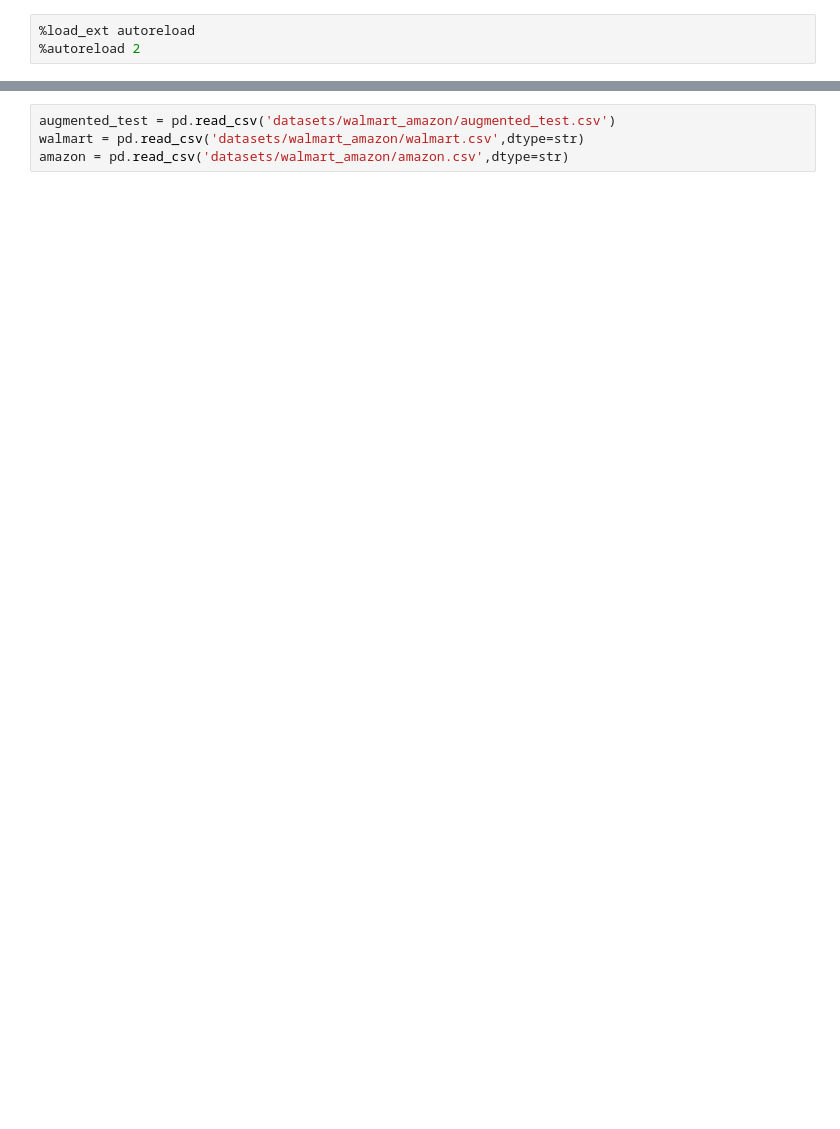
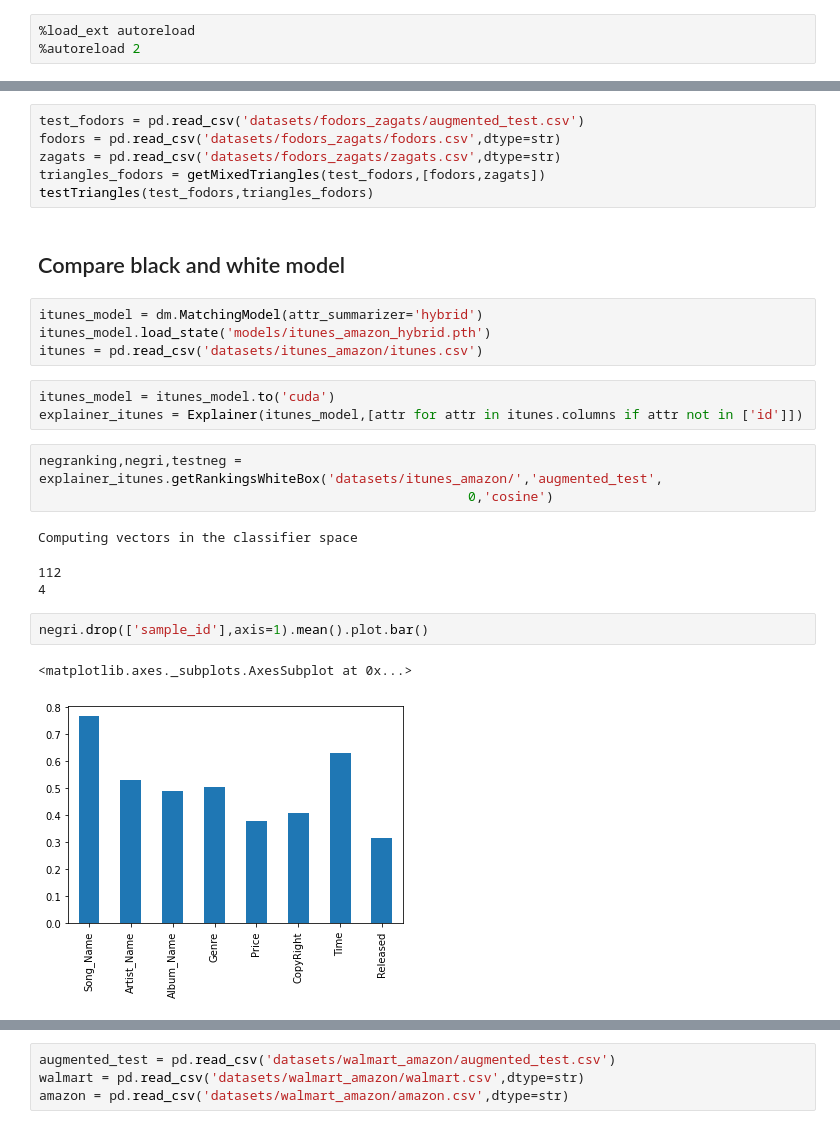
Before and after one commit to vincenzomartello/DeepER, a Jupyter notebook: Untitled.ipynb, the cells around one changed output, grey strips where cells are left out. Saved outputs shown, nothing was run; the diff lists cells and outputs as text; blank space fills up the shorter version.

```diff
--- a/Untitled.ipynb
+++ b/Untitled.ipynb
@@ -35,0 +125,27 @@ ________________________________________________________________________________
+# %%
+test_fodors = pd.read_csv('datasets/fodors_zagats/augmented_test.csv')
+fodors = pd.read_csv('datasets/fodors_zagats/fodors.csv',dtype=str)
+zagats = pd.read_csv('datasets/fodors_zagats/zagats.csv',dtype=str)
+triangles_fodors = getMixedTriangles(test_fodors,[fodors,zagats])
+testTriangles(test_fodors,triangles_fodors)
+# %% [markdown]
+## Compare black and white model
+# %%
+itunes_model = dm.MatchingModel(attr_summarizer='hybrid')
+itunes_model.load_state('models/itunes_amazon_hybrid.pth')
+itunes = pd.read_csv('datasets/itunes_amazon/itunes.csv')
+# %%
+itunes_model = itunes_model.to('cuda')
+explainer_itunes = Explainer(itunes_model,[attr for attr in itunes.columns if attr not in ['id']])
+# %%
+negranking,negri,testneg = explainer_itunes.getRankingsWhiteBox('datasets/itunes_amazon/','augmented_test',
+                                                       0,'cosine')
+# %% [output]
+Computing vectors in the classifier space
+112
+4
+# %%
+negri.drop(['sample_id'],axis=1).mean().plot.bar()
+# %% [output]
+<matplotlib.axes._subplots.AxesSubplot at 0x...>
+[figure, added]
```
Also changed, not shown: parts of 93 cells of this notebook, 57 other files.
